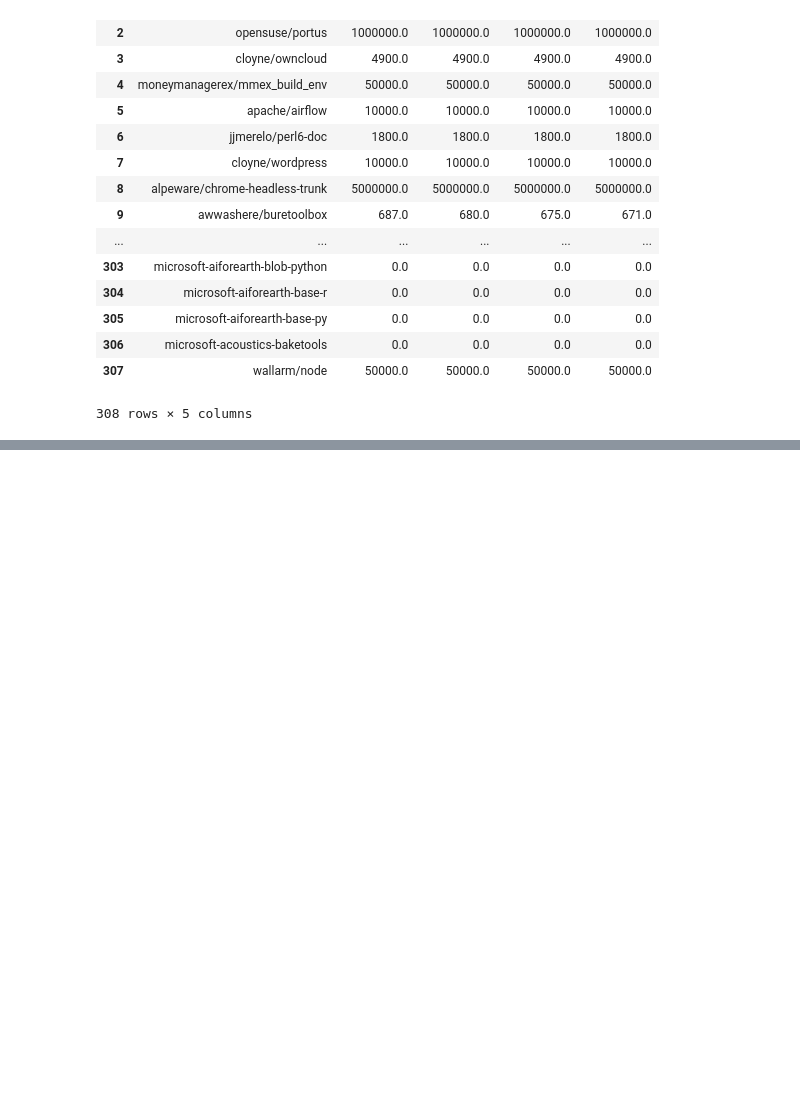
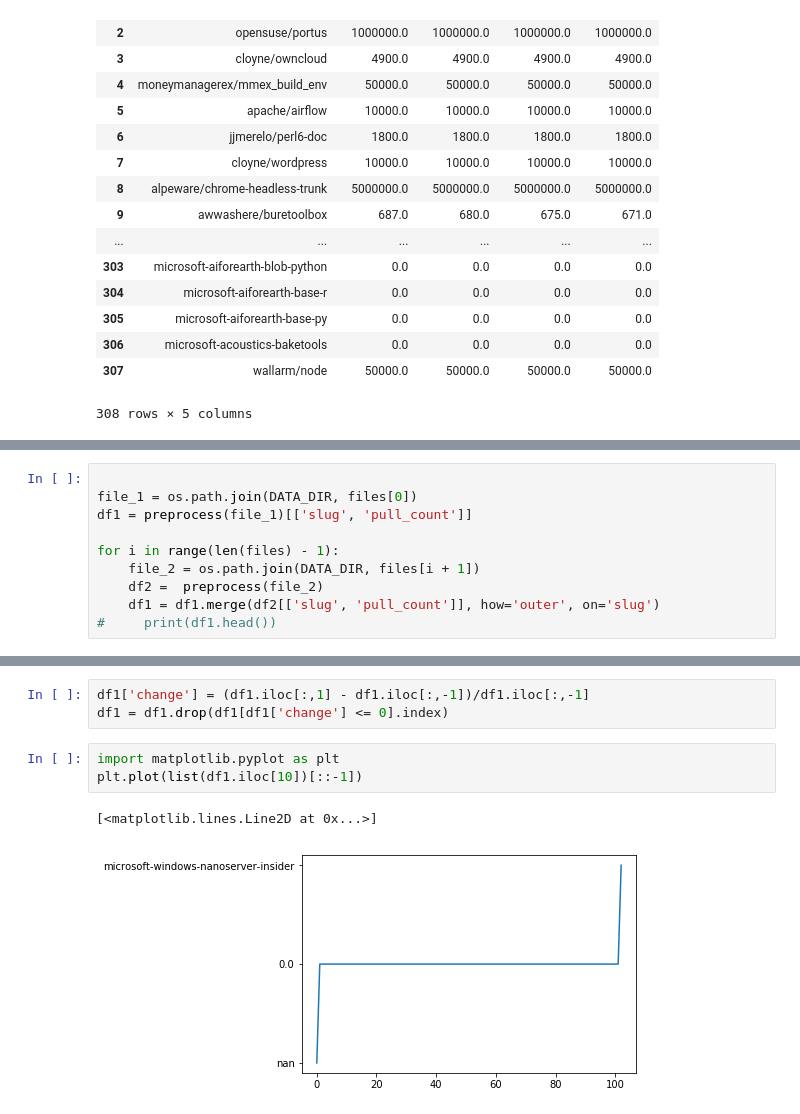
Before and after one commit to cshubhamrao/docker-hub-data, a Jupyter notebook: scripts/merge_files.ipynb, the cells around one changed output, grey strips where cells are left out. Cells and saved outputs as stored; diff of their text form; blank space fills up the shorter version.

```diff
--- a/scripts/merge_files.ipynb
+++ b/scripts/merge_files.ipynb
@@ -140,0 +138,10 @@ for i in range(len(files) - 1):
+# %%
+
+file_1 = os.path.join(DATA_DIR, files[0])
+df1 = preprocess(file_1)[['slug', 'pull_count']]
+
+for i in range(len(files) - 1):
+    file_2 = os.path.join(DATA_DIR, files[i + 1])
+    df2 =  preprocess(file_2)
+    df1 = df1.merge(df2[['slug', 'pull_count']], how='outer', on='slug')
+#     print(df1.head())
@@ -140,0 +169,9 @@ for i in range(len(files) - 1):
+# %%
+df1['change'] = (df1.iloc[:,1] - df1.iloc[:,-1])/df1.iloc[:,-1]
+df1 = df1.drop(df1[df1['change'] <= 0].index)
+# %%
+import matplotlib.pyplot as plt
+plt.plot(list(df1.iloc[10])[::-1])
+# %% [output]
+[<matplotlib.lines.Line2D at 0x...>]
+[figure, added]
```
Also changed, not shown: parts of 4 cells of this notebook.
